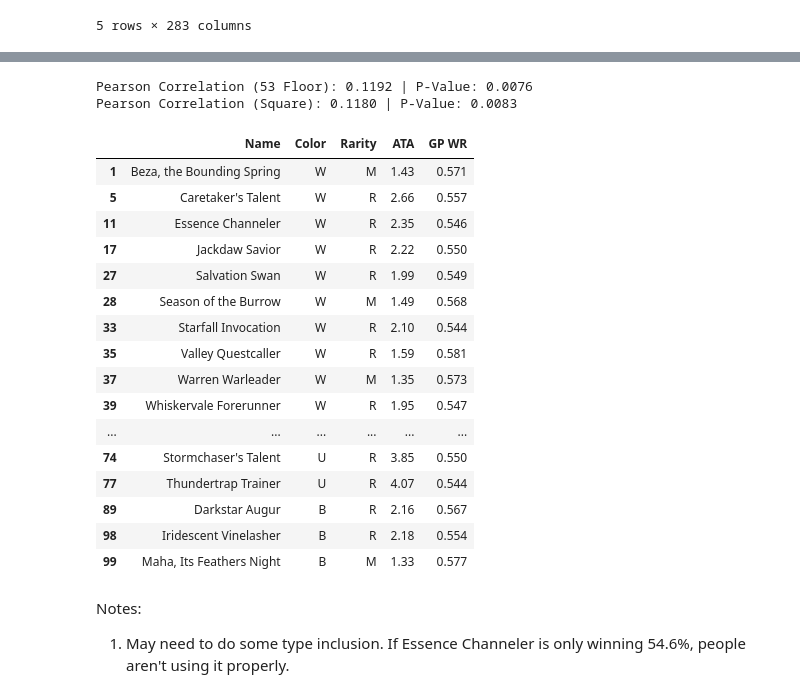
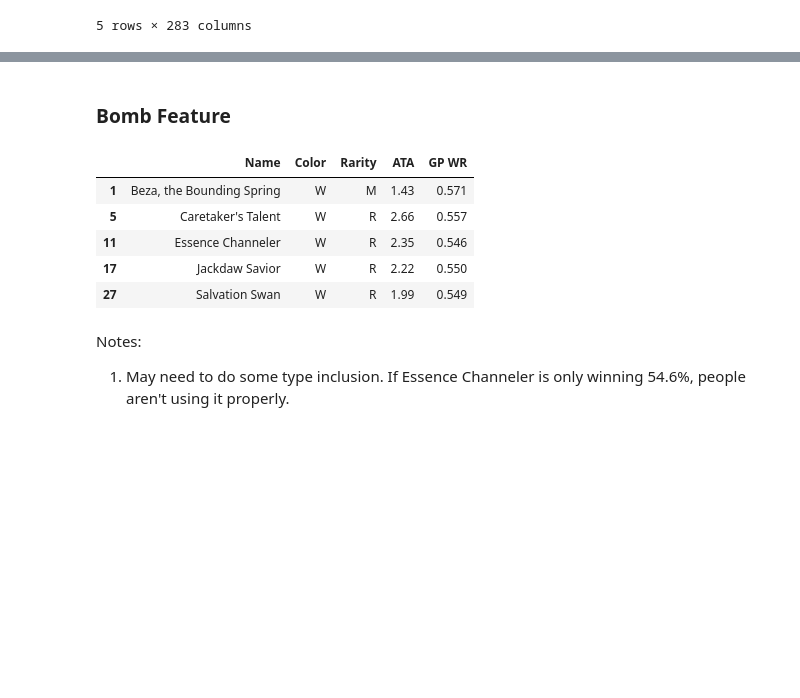
Before and after one commit to pauldennis2/manafest-destiny, a Jupyter notebook: first_10_eda.ipynb, the cells around one changed output, grey strips where cells are left out. Saved outputs shown, nothing was run; the diff lists cells and outputs as text; code cells hidden in the pictures; blank space fills up the shorter version.

```diff
--- a/first_10_eda.ipynb
+++ b/first_10_eda.ipynb
@@ -312,40 +270,18 @@ def removal_score_square(removal_table):
-# %%
-selected_games_df["removal_score_53floor"] = selected_games_df["draft_id"].map(lambda draft_id: removal_score_53floor(removal_tables.get(draft_id, pd.DataFrame())))
-selected_games_df["removal_score_square"] = selected_games_df["draft_id"].map(lambda draft_id: removal_score_square(removal_tables.get(draft_id, pd.DataFrame())))
-
-
-corr_53floor, p_53floor = pearsonr(selected_games_df["removal_score_53floor"], selected_games_df["win_rate"])
-corr_square, p_square = pearsonr(selected_games_df["removal_score_square"], selected_games_df["win_rate"])
-
-print(f"Pearson Correlation (53 Floor): {corr_53floor:.4f} | P-Value: {p_53floor:.4f}")
-print(f"Pearson Correlation (Square): {corr_square:.4f} | P-Value: {p_square:.4f}")
-# %% [output]
-Pearson Correlation (53 Floor): 0.1192 | P-Value: 0.0076
-Pearson Correlation (Square): 0.1180 | P-Value: 0.0083
+# %% [markdown]
+### Bomb Feature
 # %%
 # Filter bombs based on rarity and win rate threshold
 ratings_df["GP WR"] = ratings_df["GP WR"].str.rstrip('%').astype(float) / 100
 bombs_df = ratings_df[(ratings_df["Rarity"].isin(["R", "M"])) & (ratings_df["GP WR"] >= 0.54)][["Name", "Color", "Rarity", "ATA", "GP WR"]]
 # %%
-bombs_df.head(20)
+bombs_df.head(5) # Listed in color order so we're seeing white
 # %% [output]
 |  | Name | Color | Rarity | ATA | GP WR |
 | 1 | Beza, the Bounding Spring | W | M | 1.43 | 0.571 |
 | 5 | Caretaker's Talent | W | R | 2.66 | 0.557 |
 | 11 | Essence Channeler | W | R | 2.35 | 0.546 |
 | 17 | Jackdaw Savior | W | R | 2.22 | 0.550 |
 | 27 | Salvation Swan | W | R | 1.99 | 0.549 |
-| 28 | Season of the Burrow | W | M | 1.49 | 0.568 |
-| 33 | Starfall Invocation | W | R | 2.10 | 0.544 |
-| 35 | Valley Questcaller | W | R | 1.59 | 0.581 |
-| 37 | Warren Warleader | W | M | 1.35 | 0.573 |
-| 39 | Whiskervale Forerunner | W | R | 1.95 | 0.547 |
-| ... | ... | ... | ... | ... | ... |
-| 74 | Stormchaser's Talent | U | R | 3.85 | 0.550 |
-| 77 | Thundertrap Trainer | U | R | 4.07 | 0.544 |
-| 89 | Darkstar Augur | B | R | 2.16 | 0.567 |
-| 98 | Iridescent Vinelasher | B | R | 2.18 | 0.554 |
-| 99 | Maha, Its Feathers Night | B | M | 1.33 | 0.577 |
 # %% [markdown]
 Notes:
 
```
Also changed, not shown: parts of 67 cells of this notebook, 1 other file.
